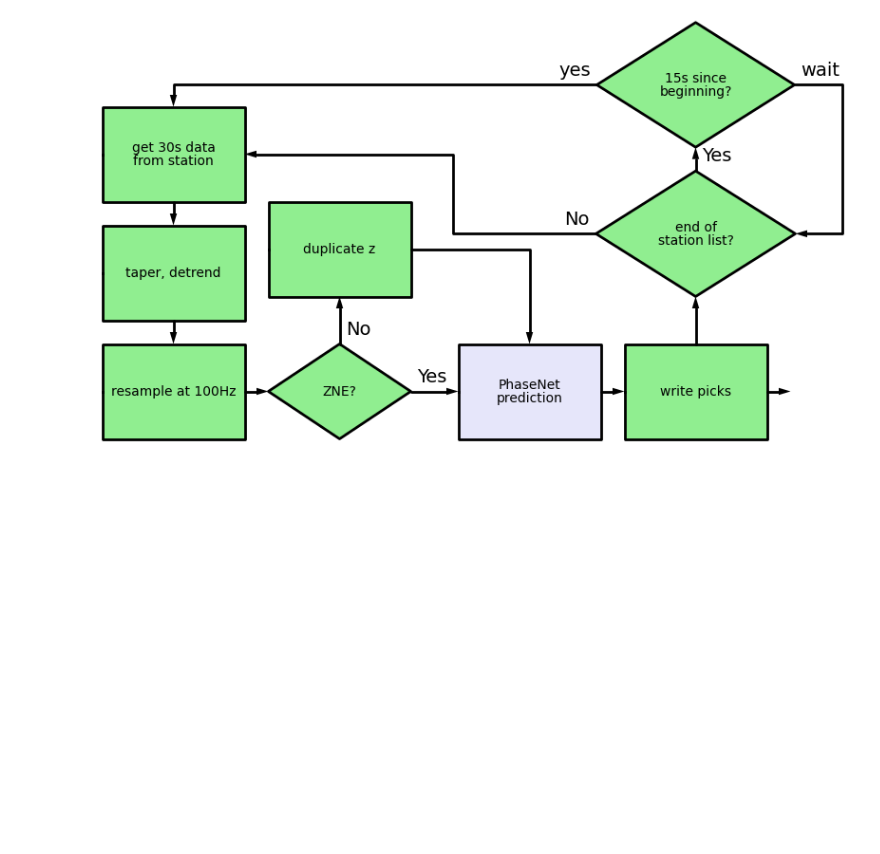
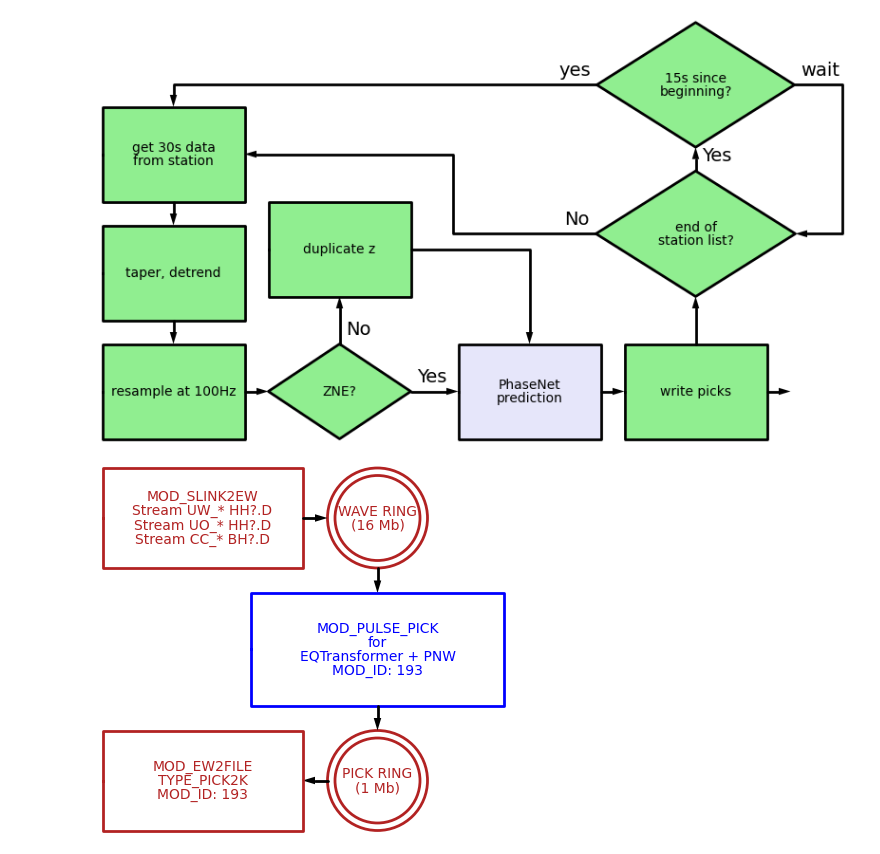
Before and after one commit to pnsn/Ayahos, a Jupyter notebook: diagrams/ANSS_schemdraw_PFDs.ipynb, the cells around one changed output. Cells and saved outputs as stored; diff of their text form; code cells hidden in the pictures; blank space fills up the shorter version.

```diff
--- a/diagrams/ANSS_schemdraw_PFDs.ipynb
+++ b/diagrams/ANSS_schemdraw_PFDs.ipynb
@@ -263,3 +270,22 @@ with Drawing() as R:
     R.save('./Retailleau_etal_2022_PFD_remake.png', dpi=120)
 # %% [output]
 [figure]
+# %%
+with Drawing() as F:
+    F.config(fontsize=10, unit=0.5)
+    slink = flow.Process(w=4,h=2).label('MOD_SLINK2EW\nStream UW_* HH?.D\nStream UO_* HH?.D\nStream CC_* BH?.D')
+    slink.fill('white').color('firebrick')
+    flow.Arrow().right().at(slink.E)
+    wavering = flow.StateEnd(r=1).label('WAVE RING\n(16 Mb)').color('firebrick').fill('white')
+    flow.Arrow().down().at(wavering.S)
+    pulsemod = flow.Process().label('MOD_PULSE_PICK\nfor\nEQTransformer + PNW\nMOD_ID: 193')
+    pulsemod.color('blue').fill('white')
+    flow.Arrow().down()
+    pickring = flow.StateEnd(r=1).label('PICK RING\n(1 Mb)').color('firebrick').fill('white')
+    flow.Arrow().left().at(pickring.W)
+    ew2file = flow.Process(w=4,h=2).label('MOD_EW2FILE\nTYPE_PICK2K\nMOD_ID: 193').color('firebrick').fill('white')
+
+
+    F.save('./ANSS_presentation_live_example_EW_PFD.png',dpi=120)
+# %% [output]
+[figure, added]
```
Also changed, not shown: parts of 4 cells of this notebook.
